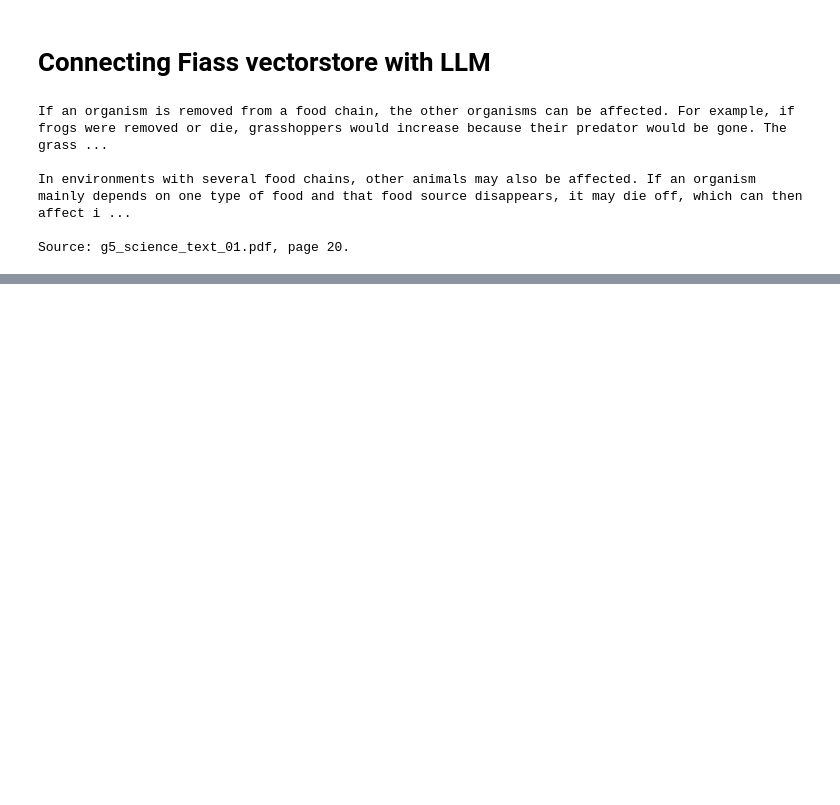
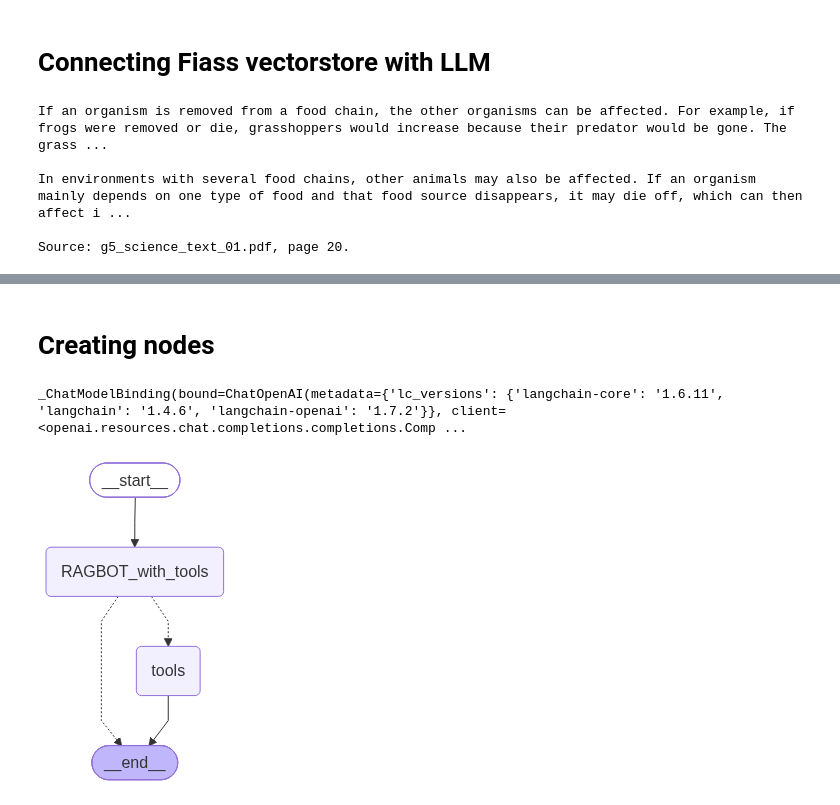
Before and after one commit to Muhammad-Ammar99/Agentic-AI-Prac, a Jupyter notebook: RAG_Project/NoteBook/RAG_Model.ipynb, the cells around one changed output, grey strips where cells are left out. Drawn from its saved outputs; the diff is of its cells as text; code cells hidden in the pictures; blank space fills up the shorter version.

Commit message:
Creating Flow design Using Langgraph

```diff
--- a/RAG_Project/NoteBook/RAG_Model.ipynb
+++ b/RAG_Project/NoteBook/RAG_Model.ipynb
@@ -295,0 +325,5 @@ Source: g5_science_text_01.pdf, page 20.
+# %%
+from langchain_tavily import TavilySearch
+
+tavily_search=TavilySearch(max_results=2)
+tavily_search.invoke("What is langgraph")
@@ -295,0 +349,11 @@ Source: g5_science_text_01.pdf, page 20.
+# %%
+from langchain_core.tools import tool
+
+@tool
+def rag_search(query: str) -> str:
+    """Search the indexed PDF documents and answer questions using their content."""
+    return rag_answer(query)
+# %%
+tools = [tavily_search, rag_search]
+# %% [markdown]
+# Creating nodes
@@ -295,0 +370,42 @@ Source: g5_science_text_01.pdf, page 20.
+# %%
+RAGBOT_with_tools=llm.bind_tools(tools)
+RAGBOT_with_tools
+# %% [output]
+_ChatModelBinding(bound=ChatOpenAI(metadata={'lc_versions': {'langchain-core': '1.6.11', 'langchain': '1.4.6', 'langchain-openai': '1.7.2'}}, client=<openai.resources.chat.completions.completions.Comp ...
+# %%
+# Creating state graph and using the llm_with_tools model
+
+from langgraph.graph import StateGraph,START,END
+from langgraph.prebuilt import ToolNode
+from langgraph.prebuilt import tools_condition
+
+#Node Definitiom
+def RAGBOT_with_tools(state: State):
+    return {'messages': [RAGBOT_with_tools.invoke(state['messages'])]}
+
+# Graph
+builder=StateGraph(State)
+
+builder.add_node("RAGBOT_with_tools",RAGBOT_with_tools)
+builder.add_node('tools',ToolNode(tools))
+
+# Adding edges
+# START → LLM
+builder.add_edge(START, "RAGBOT_with_tools")
+
+builder.add_conditional_edges(
+    'RAGBOT_with_tools',
+    # If the latest message (result) from assistant is a tool call -> tools_condition routes to tools
+    # If the latest message (result) from assistant is a not a tool call -> tools_condition routes to END
+
+    tools_condition
+)
+builder.add_edge('tools',END)
+
+#compile the graph
+graph=builder.compile()
+
+from IPython.display import Image,display
+display(Image(graph.get_graph().draw_mermaid_png()))
+# %% [output]
+[figure, added]
```
Also changed, not shown: parts of 9 cells of this notebook.
